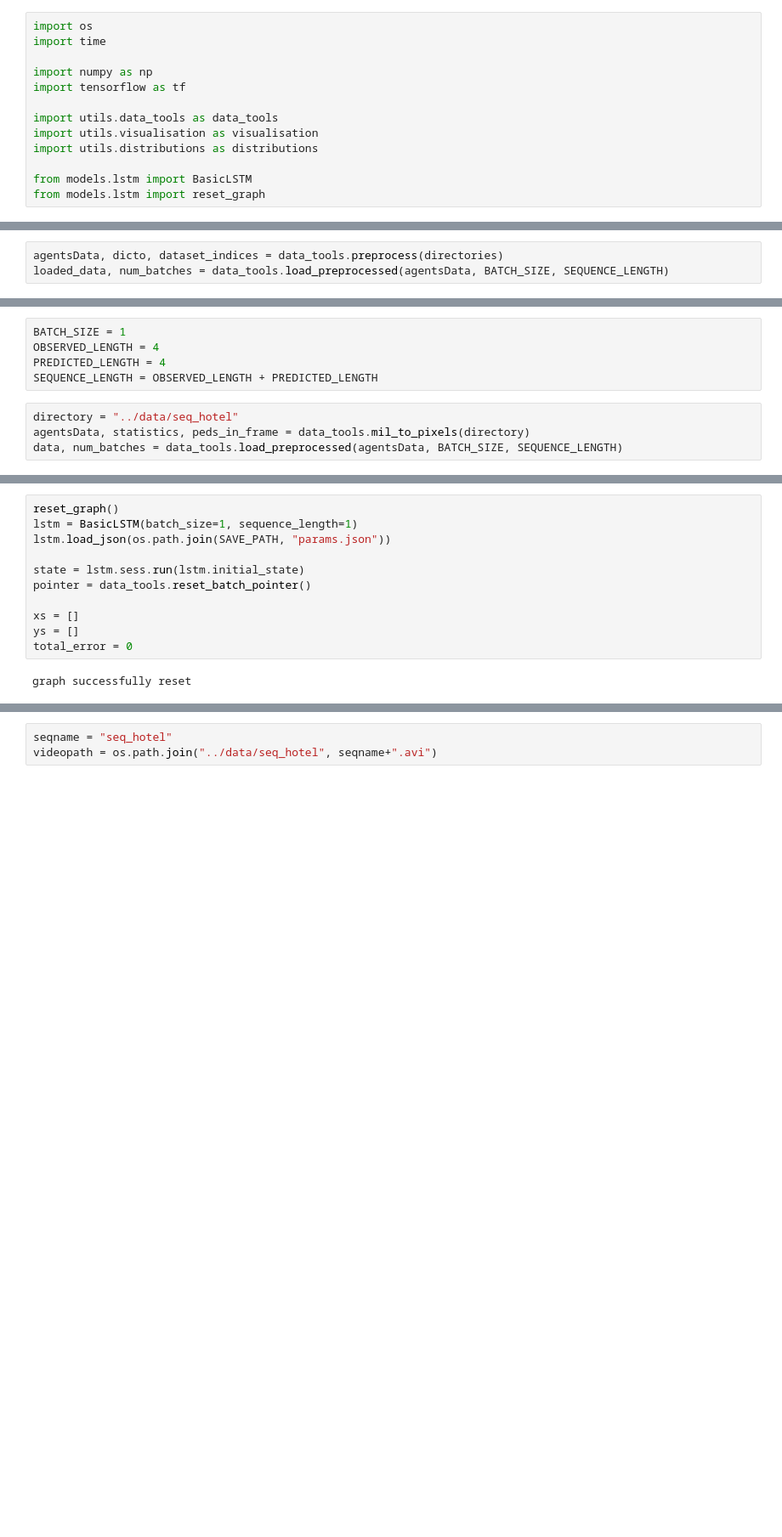
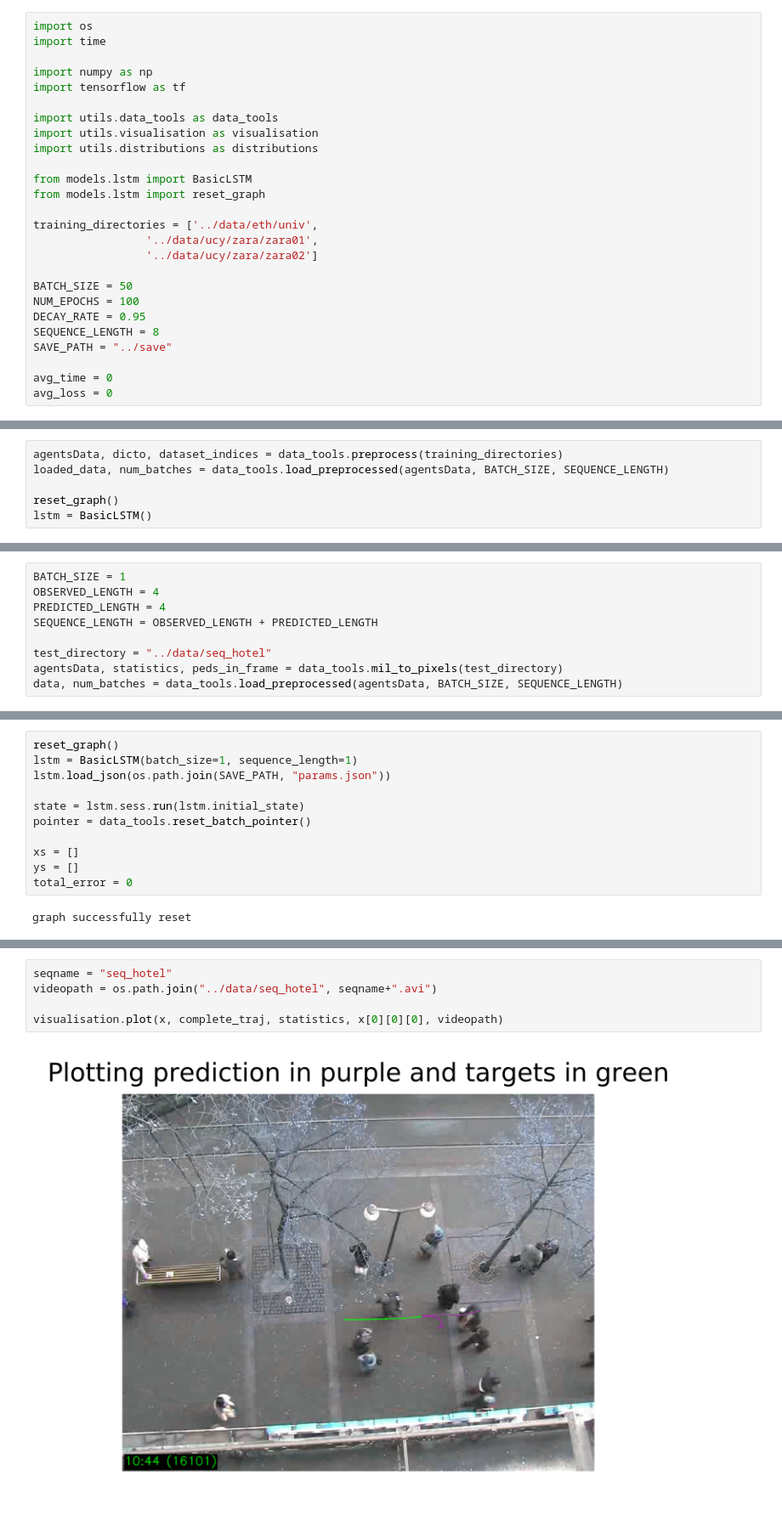
Before and after one commit to tdavchev/Stochastic-Futures-Prediction, a Jupyter notebook: notebooks/Tutorial 1.ipynb, the cells around one changed output, grey strips where cells are left out. Shown at 85% size. Cells and saved outputs as stored; diff of their text form; blank space fills up the shorter version.

```diff
--- a/notebooks/Tutorial 1.ipynb
+++ b/notebooks/Tutorial 1.ipynb
@@ -11,3 +21,16 @@ import utils.distributions as distributions
 
 from models.lstm import BasicLSTM
 from models.lstm import reset_graph
+
+training_directories = ['../data/eth/univ',
+                 '../data/ucy/zara/zara01',
+                 '../data/ucy/zara/zara02']
+
+BATCH_SIZE = 50
+NUM_EPOCHS = 100
+DECAY_RATE = 0.95
+SEQUENCE_LENGTH = 8
+SAVE_PATH = "../save"
+
+avg_time = 0
+avg_loss = 0
@@ -24,3 +40,6 @@ SAVE_PATH = "../save"
 # %%
-agentsData, dicto, dataset_indices = data_tools.preprocess(directories)
+agentsData, dicto, dataset_indices = data_tools.preprocess(training_directories)
 loaded_data, num_batches = data_tools.load_preprocessed(agentsData, BATCH_SIZE, SEQUENCE_LENGTH)
+
+reset_graph()
+lstm = BasicLSTM()
@@ -89,7 +135,7 @@ BATCH_SIZE = 1
 OBSERVED_LENGTH = 4
 PREDICTED_LENGTH = 4
 SEQUENCE_LENGTH = OBSERVED_LENGTH + PREDICTED_LENGTH
+
+test_directory = "../data/seq_hotel"
+agentsData, statistics, peds_in_frame = data_tools.mil_to_pixels(test_directory)
+data, num_batches = data_tools.load_preprocessed(agentsData, BATCH_SIZE, SEQUENCE_LENGTH)
-# %%
-directory = "../data/seq_hotel"
-agentsData, statistics, peds_in_frame = data_tools.mil_to_pixels(directory)
-data, num_batches = data_tools.load_preprocessed(agentsData, BATCH_SIZE, SEQUENCE_LENGTH)
@@ -175,3 +230,7 @@ Total mean error of the model is  0.09261851848153513
 # %%
 seqname = "seq_hotel"
 videopath = os.path.join("../data/seq_hotel", seqname+".avi")
+
+visualisation.plot(x, complete_traj, statistics, x[0][0][0], videopath)
+# %% [output]
+[figure, added]
```
Also changed, not shown: parts of 14 cells of this notebook, 1 other file.
